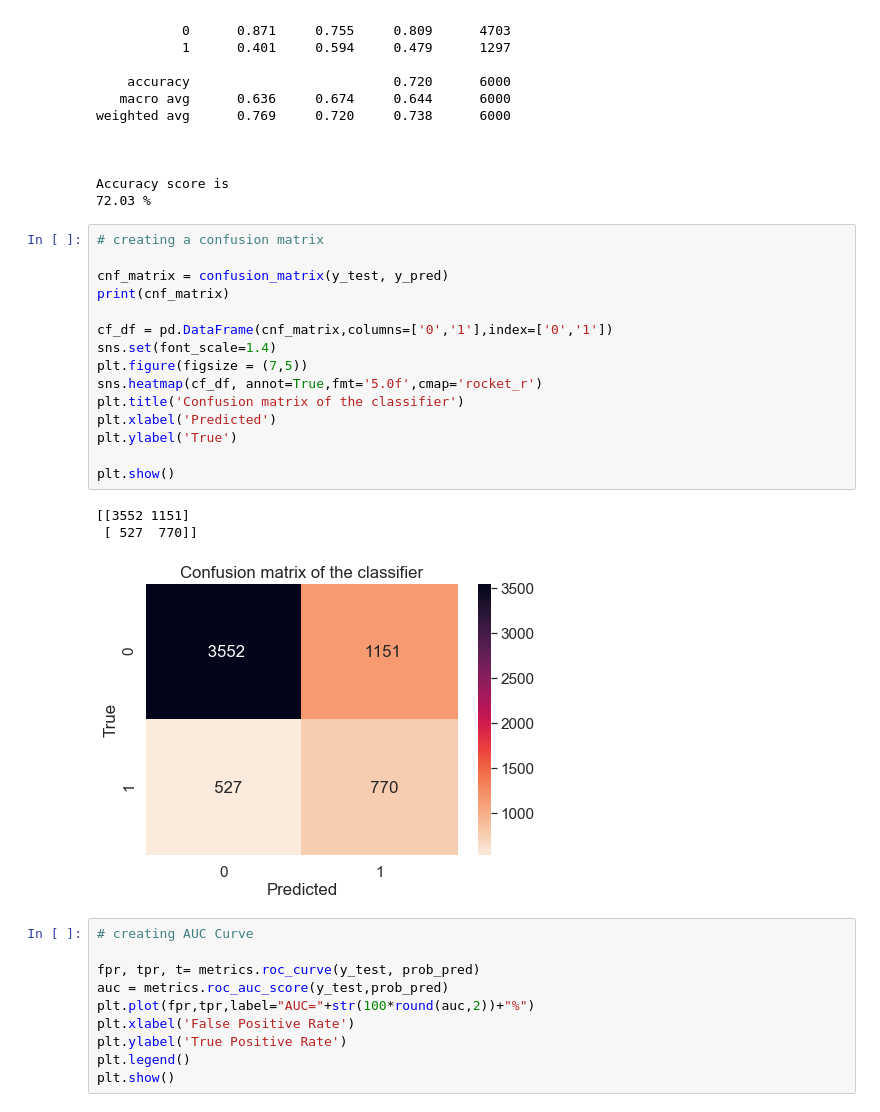
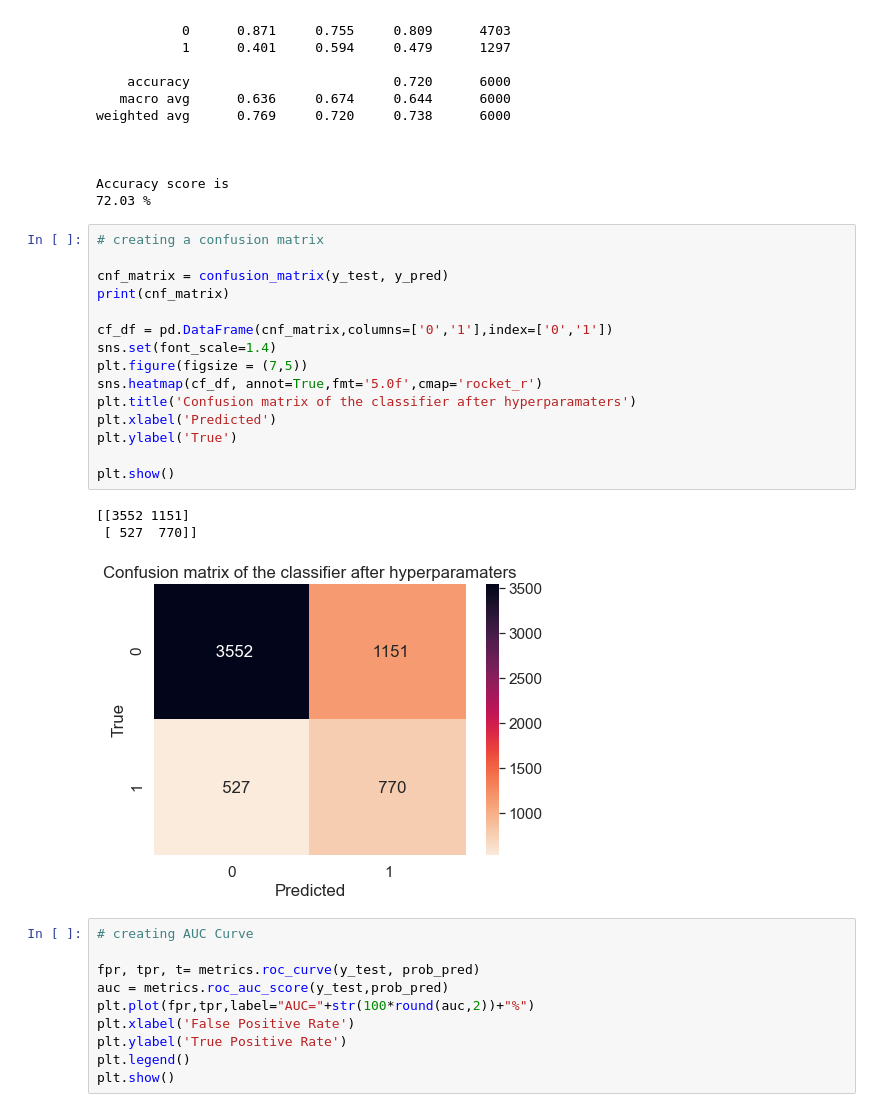
Before and after one commit to justintwoo/Mini-Project-1, a Jupyter notebook: Mini_Project_1.ipynb, the cells around one changed output. Saved outputs shown, nothing was run; the diff lists cells and outputs as text.

```diff
--- a/Mini_Project_1.ipynb
+++ b/Mini_Project_1.ipynb
@@ -314,22 +315,22 @@ Accuracy score is
 # %%
 # creating a confusion matrix
 
 cnf_matrix = confusion_matrix(y_test, y_pred)
 print(cnf_matrix)
 
 cf_df = pd.DataFrame(cnf_matrix,columns=['0','1'],index=['0','1'])
 sns.set(font_scale=1.4)
 plt.figure(figsize = (7,5))
 sns.heatmap(cf_df, annot=True,fmt='5.0f',cmap='rocket_r')
-plt.title('Confusion matrix of the classifier')
+plt.title('Confusion matrix of the classifier after hyperparamaters')
 plt.xlabel('Predicted')
 plt.ylabel('True')
 
 plt.show()
 # %% [output]
 [[3552 1151]
  [ 527  770]]
-[figure, old version]
+[figure, new version]
 # %%
 # creating AUC Curve
 
```
Also changed, not shown: parts of 2 cells of this notebook.
